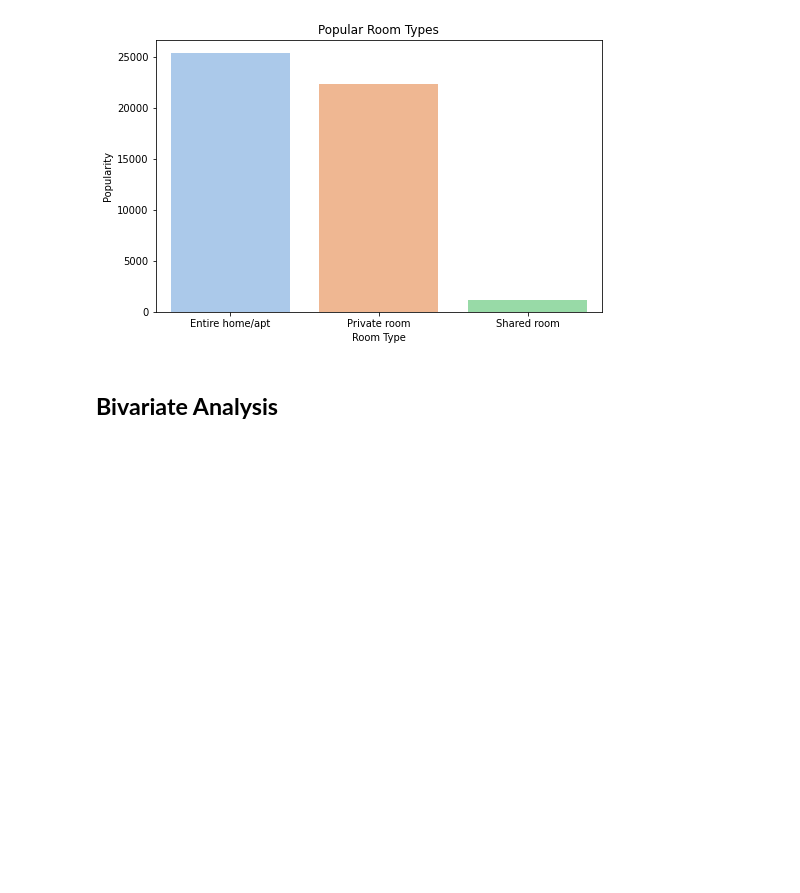
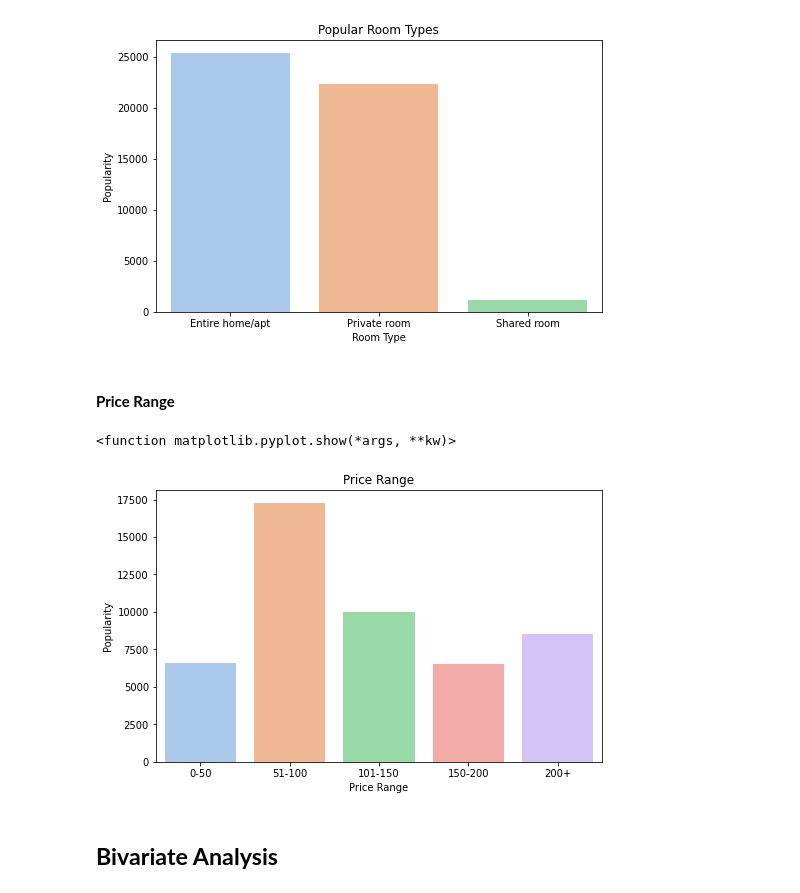
Before and after one commit to itsaniketrathod/Capstone-Project-EDA, a Jupyter notebook: AirBnB_Booking_Analysis.ipynb, the cells around one changed output. Cells and saved outputs as stored; diff of their text form; code cells hidden in the pictures; blank space fills up the shorter version.

```diff
--- a/AirBnB_Booking_Analysis.ipynb
+++ b/AirBnB_Booking_Analysis.ipynb
@@ -225,6 +225,24 @@ plt.show
 # %% [output]
 <function matplotlib.pyplot.show(*args, **kw)>
 [figure]
+# %% [markdown]
+#### **Price Range**
+# %%
+airbnb_df['price_range'] = airbnb_df['price'].apply(lambda x : '0-50'
+                                                    if x <= 50 else ('51-100'
+                                                    if 51 < x <= 100 else ('101-150'
+                                                    if 101 < x <= 150 else ('150-200'
+                                                    if 150 < x <= 200 else ('200+')))))
+# %%
+plt.figure(figsize=(8,5))
+sns.countplot(data = airbnb_df,order=('0-50','51-100','101-150','150-200','200+'), x = 'price_range',palette='pastel')
+plt.title("Price Range")
+plt.xlabel("Price Range")
+plt.ylabel("Popularity")
+plt.show
+# %% [output]
+<function matplotlib.pyplot.show(*args, **kw)>
+[figure, added]
 # %% [markdown]
 ## **Bivariate Analysis**
 # %% [markdown]
```
